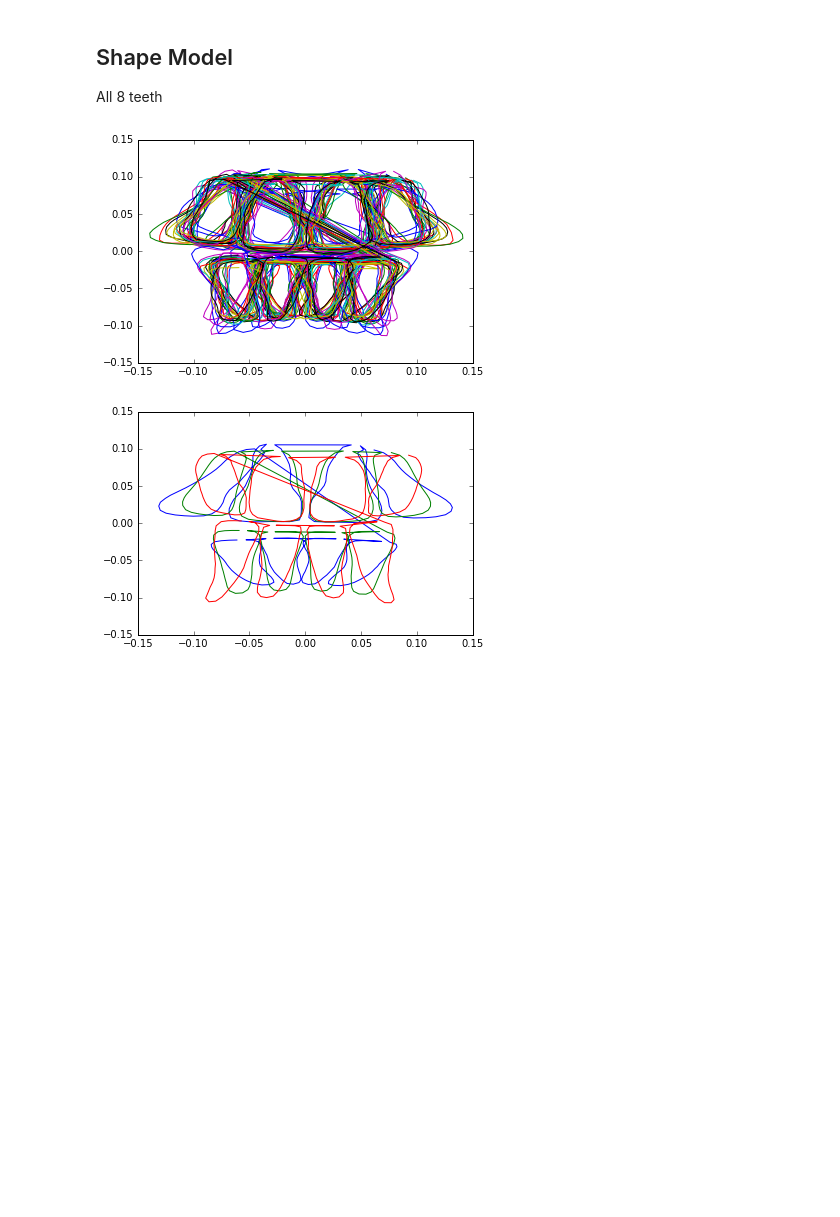
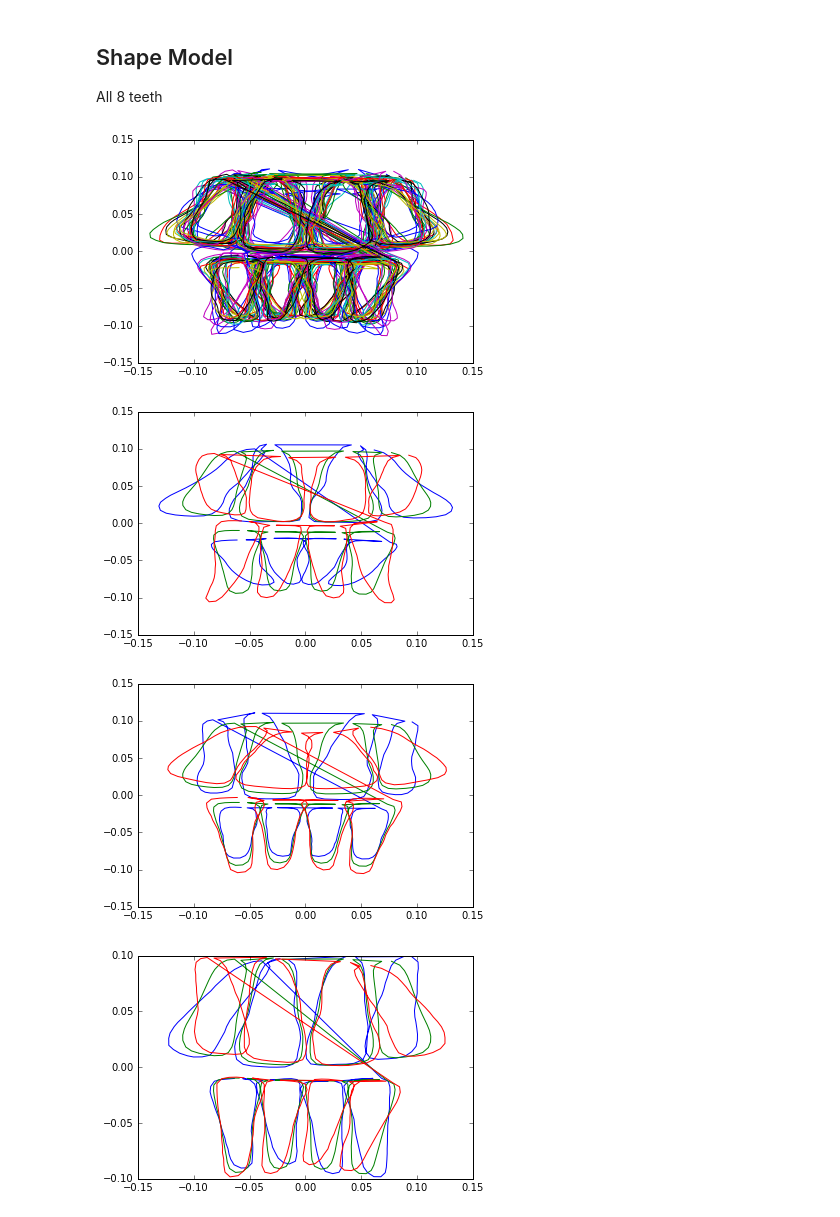
Before and after one commit to Gaurav14cs17/KU_Leuven, a Jupyter notebook: CV/project/v2/src/run.ipynb, the cells around one changed output. Cells and saved outputs as stored; diff of their text form; code cells hidden in the pictures; blank space fills up the shorter version.

```diff
--- a/CV/project/v2/src/run.ipynb
+++ b/CV/project/v2/src/run.ipynb
@@ -13,7 +13,8 @@ from asm.shapemodel import ActiveShapeModel
 # %% [markdown]
 ## Reading the dataset
 # %%
-data = Dataset('/home/bharath/workspace/CV/Project/data/')
+#data = Dataset('/home/bharath/workspace/CV/Project/data/')
+data = Dataset('/home/r0607273/workspace/cv/Project/data/')
 # %% [markdown]
 ## Sample plots
 # %%
@@ -35,10 +38,14 @@ All 8 teeth
 # %%
 lc,mlc = data.get_training_image_landmarks(Dataset.ALL_TRAINING_IMAGES,Dataset.ALL_TEETH,True)
 landmarks = lc + mlc
 model = ActiveShapeModel(landmarks)
 plot_shapes(model.aligned_shapes())
 #plot_shapes([model.mean_shape()])
 plot_shapes(model.mode_shapes(1))
+plot_shapes(model.mode_shapes(2))
+plot_shapes(model.mode_shapes(3))
 # %% [output]
-[figure, old version]
+[figure, new version]
-[figure, old version]
+[figure, new version]
+[figure, added]
+[figure, added]
```
Also changed, not shown: parts of 3 cells of this notebook, 15 other files.
